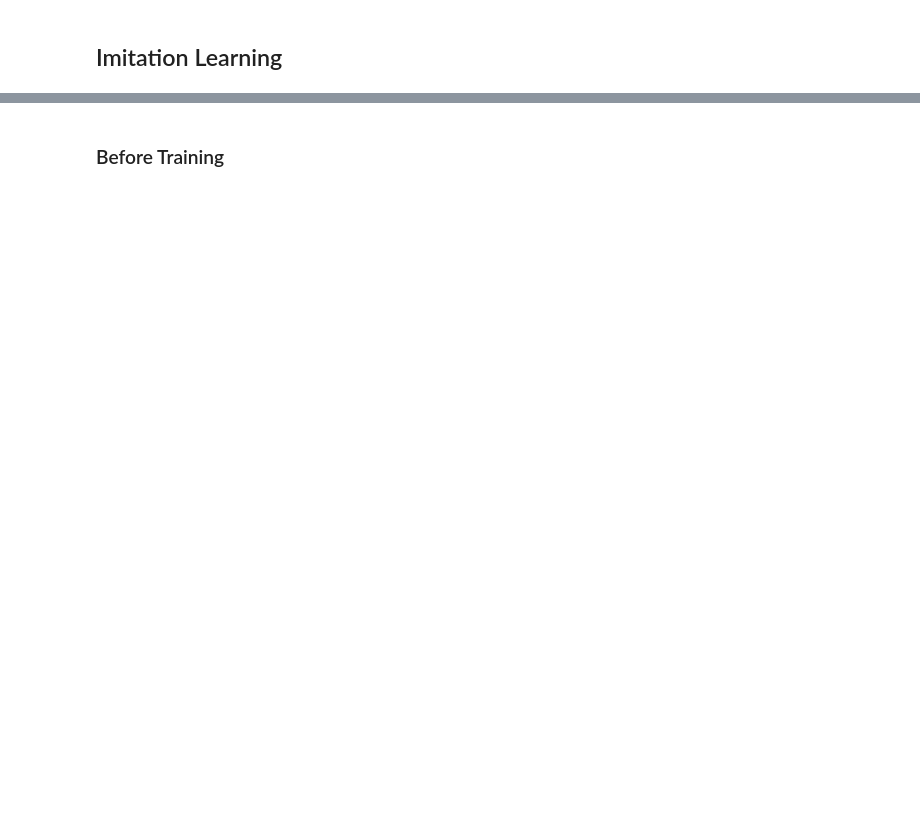
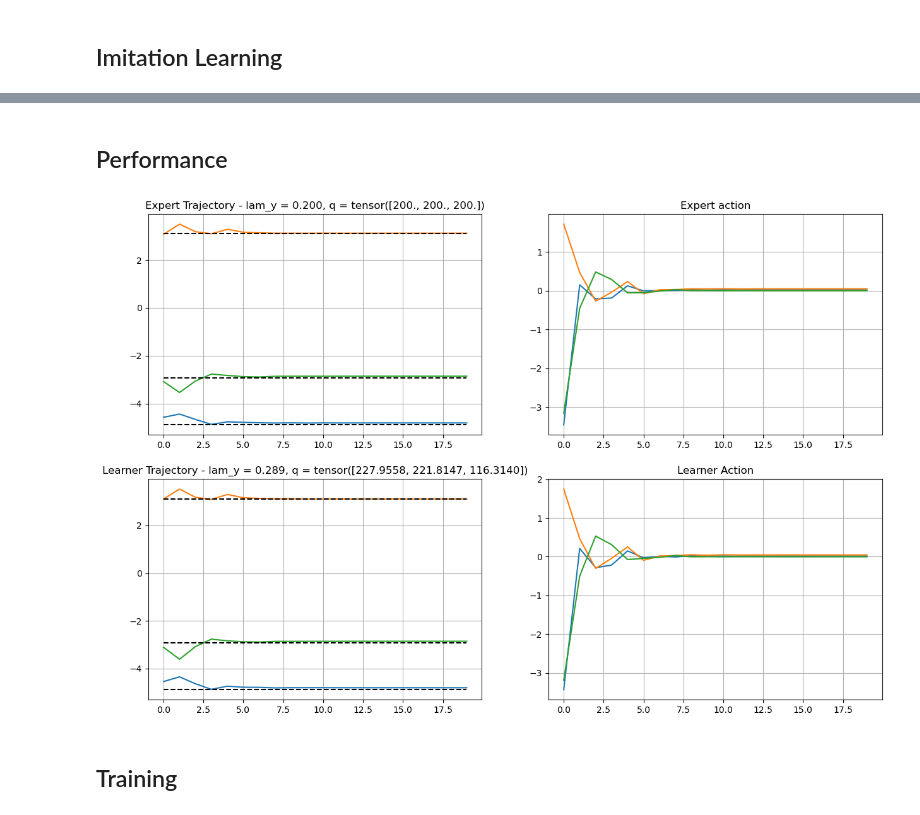
Before and after one commit to michael-cummins/DeePC-HUNT, a Jupyter notebook: src/il-deepc.ipynb, the cells around one changed output, grey strips where cells are left out. Saved outputs shown, nothing was run; the diff lists cells and outputs as text; code cells hidden in the pictures; blank space fills up the shorter version.

```diff
--- a/src/il-deepc.ipynb
+++ b/src/il-deepc.ipynb
@@ -33,29 +48,33 @@ q = m+p # q = number of i/o variables
 Tini = 4                                   # Past time horizon
 Tf = 10                                     # Future time horizon
 T = (m+1)*(Tini + Tf + n) - 1
-noise_std = 1
+noise_std = 0.1
+
+A = torch.Tensor([[1.01, 0.01, 0.00], # A - State-space matrix
+                  [0.01, 1.01, 0.01],
+                  [0.00, 0.01, 1.01]])
 # %%
 yd += np.random.rand(T,p)*noise_std
 u_ini = ud[:Tini,:].reshape((Tini*m,))
 y_ini = yd[:Tini,:].reshape((Tini*p,))
 y_constraints = np.kron(np.ones(Tf), np.array([100,100,100]))
-u_constraonts = np.kron(np.ones(Tf), np.array([100,100,100]))
+u_constraints = np.kron(np.ones(Tf), np.array([100,100,100]))
 # %% [markdown]
 ## Imitation Learning
 # %%
-q = torch.ones(3)*200
+q = torch.ones(3)*100
 r = torch.ones(3)*0.02
-lam_y = torch.Tensor([0.1])
+lam_y = torch.Tensor([0.2])
 
 expert = DDeePC(
     ud=ud, yd=yd, N=Tf, Tini=Tini, T=T, p=3, m=3, n_batch=1,
-    y_constraints=y_constraints, u_constraints=u_constraonts,
+    y_constraints=y_constraints, u_constraints=u_constraints,
     stochastic=True, linear=True, q=q, r=r, lam_y=lam_y
 )
 
 learner = DDeePC(
     ud=ud, yd=yd, N=Tf, Tini=Tini, T=T, p=3, m=3, n_batch=1,
-    y_constraints=y_constraints, u_constraints=u_constraonts,
+    y_constraints=y_constraints, u_constraints=u_constraints,
     stochastic=True, linear=True, r=r
 )
 
@@ -69,2 +88,64 @@ tensor([10.4048], requires_grad=True)
+# %% [markdown]
+## Performance
+# %%
+# Random reference
+test_ref = torch.Tensor(np.random.uniform(size=(3,), low=-5.0, high=5.0))
+# test_ref = torch.Tensor([3,0,-3])
+test_ref = torch.kron(torch.ones(Tf), test_ref)
+
+# Random initial condition
+index = int(np.random.uniform(low=0, high=5))
+learner_u_ini, learner_y_ini = ud[index:Tini + index, :].reshape((Tini*m,)), yd[index:Tini + index].reshape((Tini*p,))
+expert_u_ini, expert_y_ini = learner_u_ini, learner_y_ini
+
+T = 20
+learner_u, learner_y = [*learner_u_ini], [*learner_y_ini]
+expert_u, expert_y = [*expert_u_ini], [*expert_y_ini]
+
+for i in range(T):
+    # Solve for optimal actions
+    u_pred, y_pred , _ = learner(ref=test_ref, u_ini=torch.Tensor(learner_u_ini), y_ini=torch.Tensor(learner_y_ini))
+    u, y, _ = expert(ref=test_ref, u_ini=torch.Tensor(expert_u_ini), y_ini=torch.Tensor(expert_y_ini))
+
+    # Roll sim forward
+    learner_action, expert_action = u_pred[:p], u[:p]
+    learner_obs = A@learner_y_ini[-p:] + learner_action #+ noise
+    expert_obs = A@expert_y_ini[-p:] + expert_action #+ noise
+
+    # Collect data
+    learner_u, learner_y = np.append(learner_u, learner_action.detach().numpy()), np.append(learner_y, learner_obs.detach().numpy())
+    expert_u, expert_y = np.append(expert_u, expert_action.detach().numpy()), np.append(expert_y, expert_obs.detach().numpy())
+    learner_u_ini, learner_y_ini = learner_u[-m*Tini:], learner_y[-p*Tini:]
+    expert_u_ini, expert_y_ini = expert_u[-m*Tini:], expert_y[-p*Tini:]
+
+
+learner_y = learner_y[p*Tini:].reshape((T, 3))
+expert_y = expert_y[p*Tini:].reshape((T, 3))
+learner_u = learner_u[p*Tini:].reshape((T, 3))
+expert_u = expert_u[p*Tini:].reshape((T, 3))
+# test_ref = test_ref.detach().numpy().reshape((Tf, 3))
+test_ref = np.kron(np.ones(T), test_ref[:p].detach().numpy()).reshape((T,3))
+
+plt.subplot(2,2,1)
+plt.title(f'Expert Trajectory - lam_y = {expert.lam_y.item():.3f}, q = {expert.q}')
+plt.grid('on')
+plt.plot(range(T), expert_y)
+plt.plot(range(T), test_ref, 'k--')
+plt.subplot(2,2,2)
+plt.title(f'Expert action')
+plt.grid('on')
+plt.plot(range(T), expert_u)
+plt.subplot(2,2,3)
+plt.title(f'Learner Trajectory - lam_y = {learner.lam_y.item():.3f}, q = {learner.q.data}')
+plt.grid('on')
+plt.plot(range(T), learner_y)
+plt.plot(range(T), test_ref, 'k--')
+plt.subplot(2,2,4)
+plt.title(f'Learner Action')
+plt.grid('on')
+plt.plot(range(T), learner_u)
+plt.show()
+# %% [output]
+[figure, added]
 # %% [markdown]
-### Before Training
+## Training
```
Also changed, not shown: parts of 6 cells of this notebook, 4 other files.
